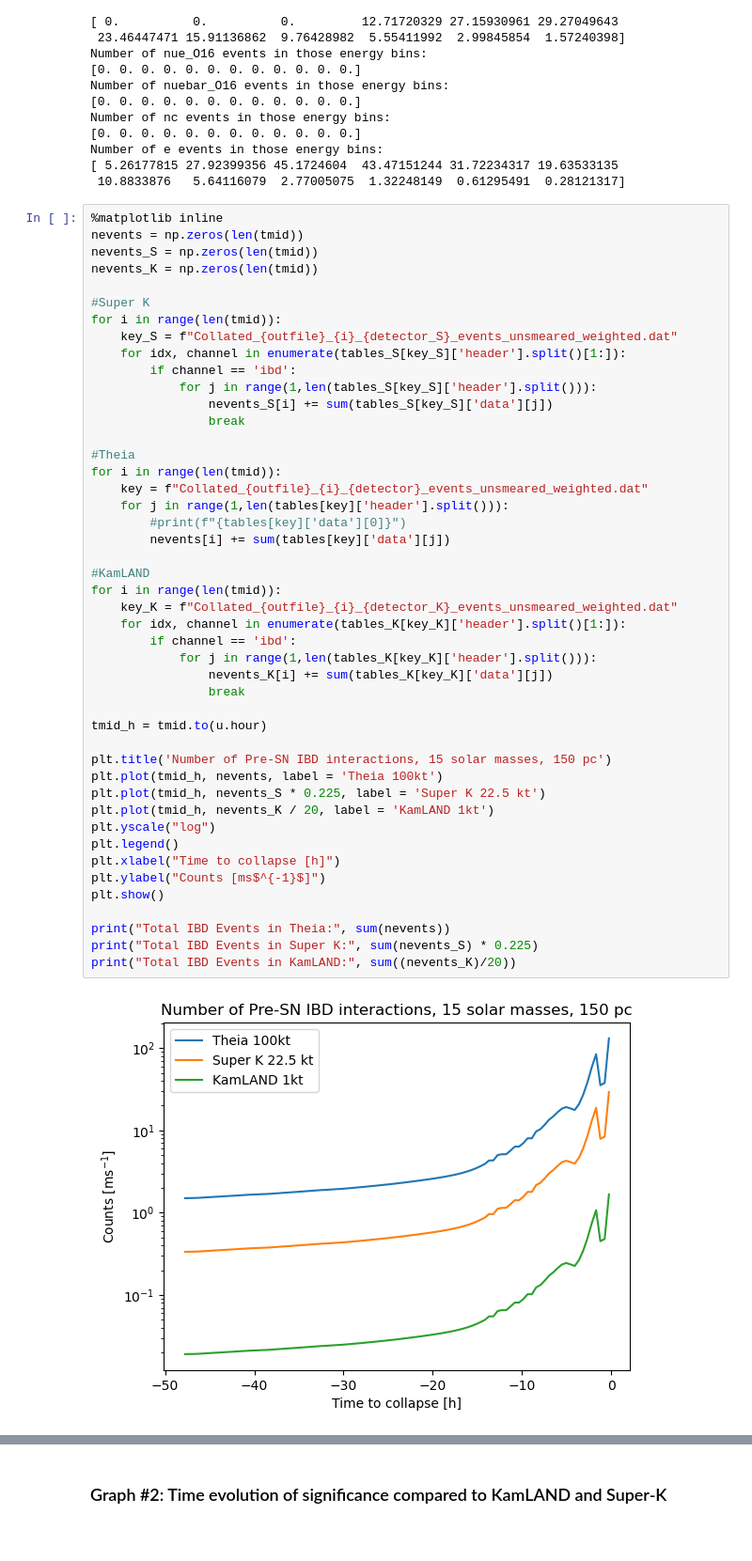
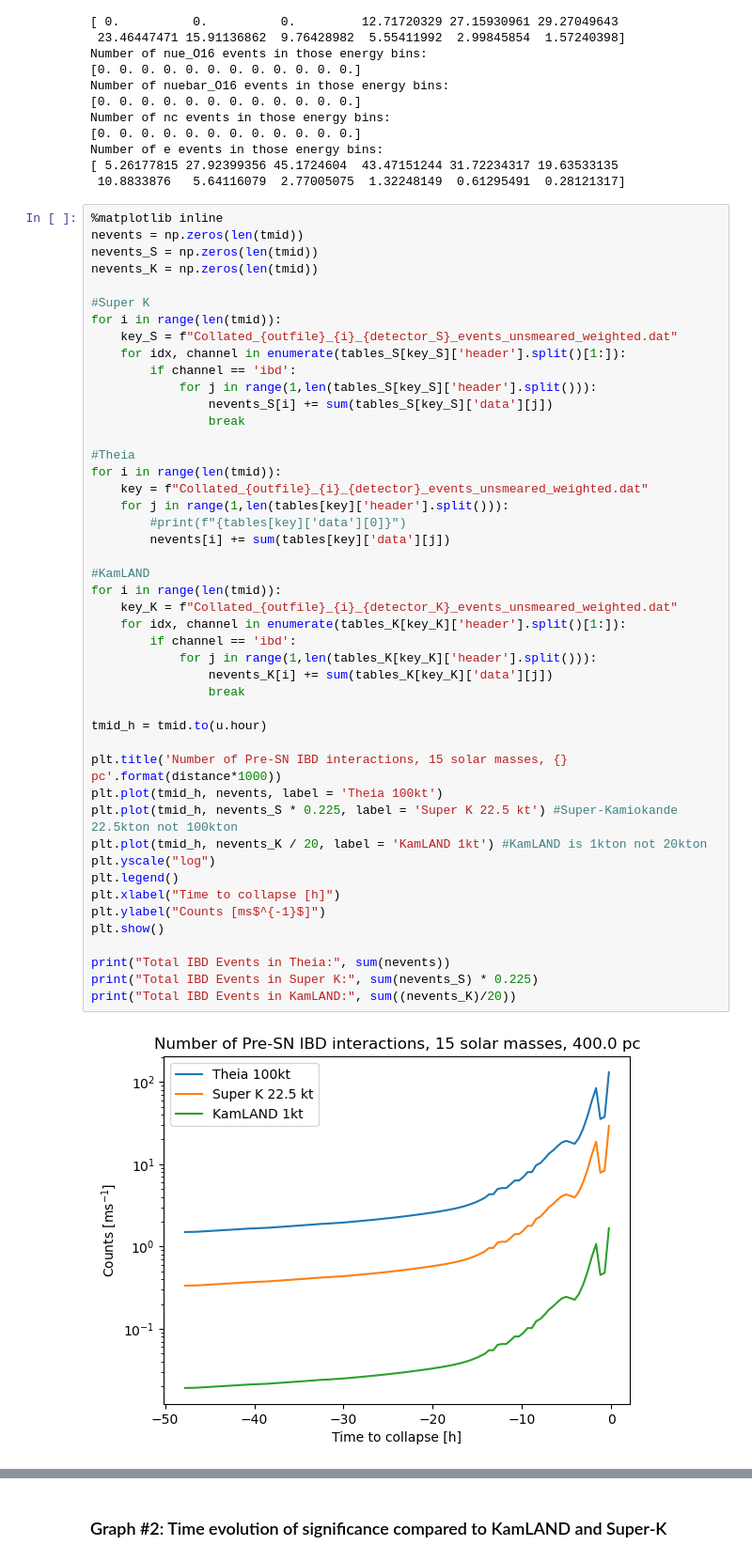
Before and after one commit to idasljung/snewpy, a Jupyter notebook: KURF_2023_Theia_PreSN/Theia_PreSN/theia_comparison.ipynb, the cells around one changed output, grey strips where cells are left out. Shown at 94% size. Saved outputs shown, nothing was run; the diff lists cells and outputs as text.

```diff
--- a/KURF_2023_Theia_PreSN/Theia_PreSN/theia_comparison.ipynb
+++ b/KURF_2023_Theia_PreSN/Theia_PreSN/theia_comparison.ipynb
@@ -130,37 +130,37 @@ for i in range(len(tmid)):
 
 #Theia
 for i in range(len(tmid)):
     key = f"Collated_{outfile}_{i}_{detector}_events_unsmeared_weighted.dat"
     for j in range(1,len(tables[key]['header'].split())):
         #print(f"{tables[key]['data'][0]}")
         nevents[i] += sum(tables[key]['data'][j])
 
 #KamLAND
 for i in range(len(tmid)):
     key_K = f"Collated_{outfile}_{i}_{detector_K}_events_unsmeared_weighted.dat"
     for idx, channel in enumerate(tables_K[key_K]['header'].split()[1:]):
         if channel == 'ibd':
             for j in range(1,len(tables_K[key_K]['header'].split())):
                 nevents_K[i] += sum(tables_K[key_K]['data'][j])
                 break
 
 tmid_h = tmid.to(u.hour)
 
-plt.title('Number of Pre-SN IBD interactions, 15 solar masses, 150 pc')
+plt.title('Number of Pre-SN IBD interactions, 15 solar masses, {} pc'.format(distance*1000))
 plt.plot(tmid_h, nevents, label = 'Theia 100kt')
-plt.plot(tmid_h, nevents_S * 0.225, label = 'Super K 22.5 kt')
-plt.plot(tmid_h, nevents_K / 20, label = 'KamLAND 1kt')
+plt.plot(tmid_h, nevents_S * 0.225, label = 'Super K 22.5 kt') #Super-Kamiokande 22.5kton not 100kton
+plt.plot(tmid_h, nevents_K / 20, label = 'KamLAND 1kt') #KamLAND is 1kton not 20kton
 plt.yscale("log")
 plt.legend()
 plt.xlabel("Time to collapse [h]")
 plt.ylabel("Counts [ms$^{-1}$]")
 plt.show()
 
 print("Total IBD Events in Theia:", sum(nevents))
 print("Total IBD Events in Super K:", sum(nevents_S) * 0.225)
 print("Total IBD Events in KamLAND:", sum((nevents_K)/20))
 # %% [output]
-[figure, old version]
+[figure, new version]
 Total IBD Events in Theia: 798.9247568748156
 Total IBD Events in Super K: 178.22765461275995
 Total IBD Events in KamLAND: 10.188511588824241
```
Also changed, not shown: parts of 2 cells of this notebook, 1 other file.
